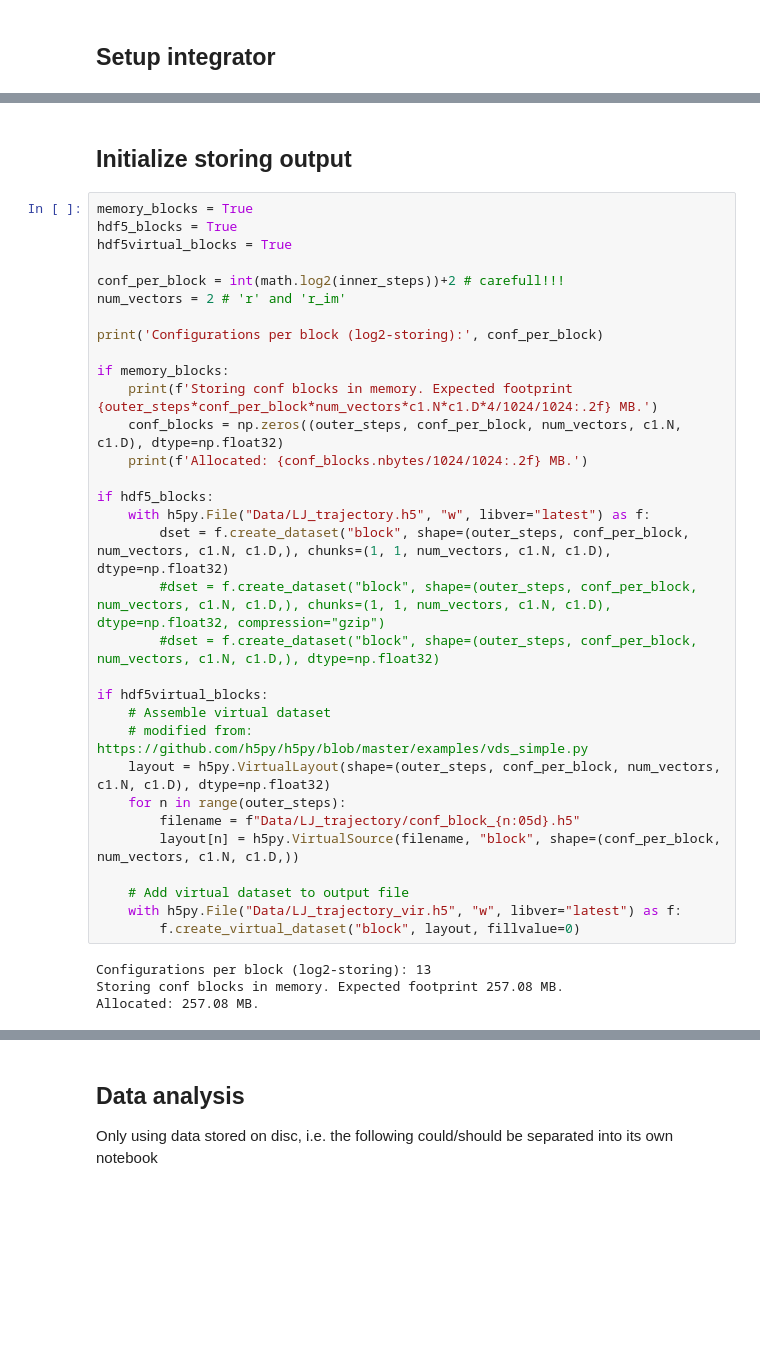
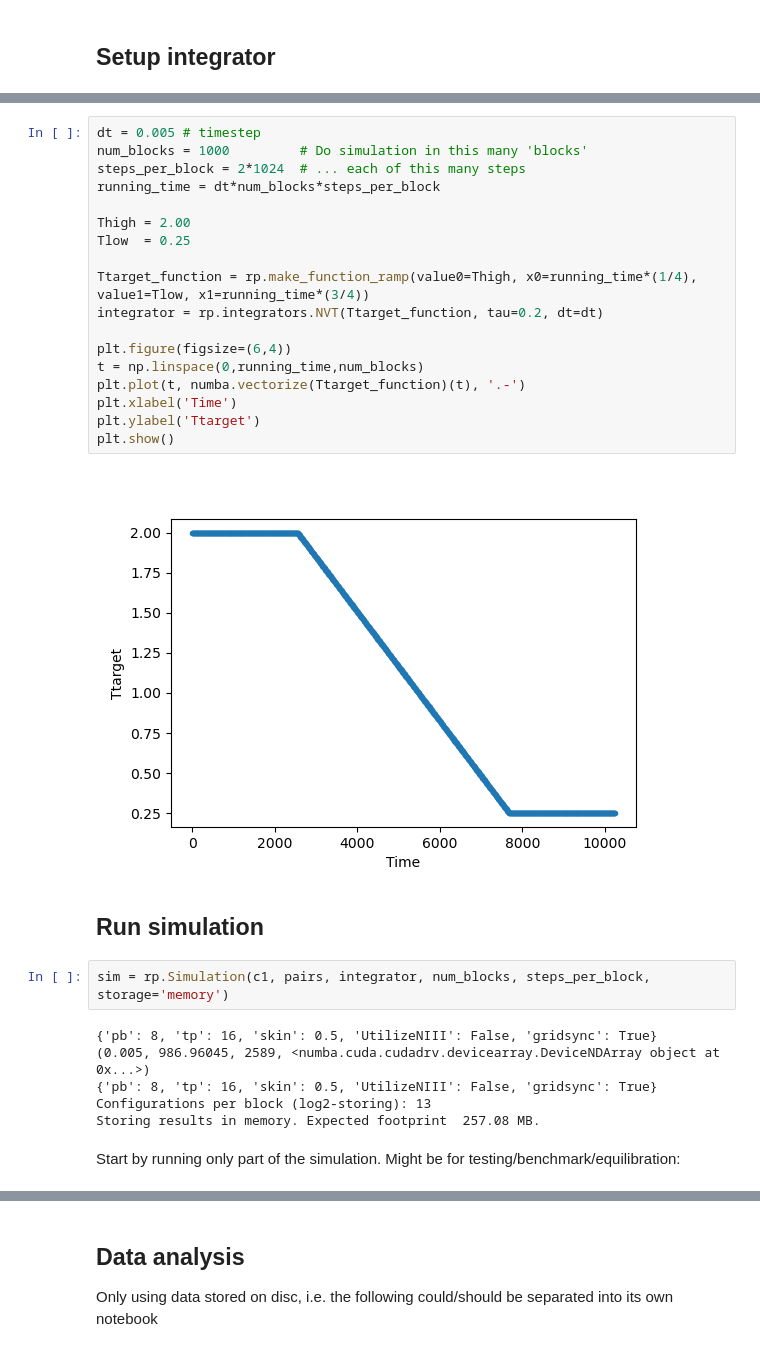
Before and after one commit to jklust/gamdpy, a Jupyter notebook: examples/LJoutput.ipynb, the cells around one changed output, grey strips where cells are left out. Cells and saved outputs as stored; diff of their text form; blank space fills up the shorter version.

```diff
--- a/examples/LJoutput.ipynb
+++ b/examples/LJoutput.ipynb
@@ -148,38 +70,32 @@ if integrator=='NPT_Langevin':
-# %% [markdown]
-## Initialize storing output
-# %%
-memory_blocks = True
-hdf5_blocks = True
-hdf5virtual_blocks = True
-
-conf_per_block = int(math.log2(inner_steps))+2 # carefull!!!
-num_vectors = 2 # 'r' and 'r_im'
-
-print('Configurations per block (log2-storing):', conf_per_block)
-
-if memory_blocks:
-    print(f'Storing conf blocks in memory. Expected footprint {outer_steps*conf_per_block*num_vectors*c1.N*c1.D*4/1024/1024:.2f} MB.')
-    conf_blocks = np.zeros((outer_steps, conf_per_block, num_vectors, c1.N, c1.D), dtype=np.float32)
-    print(f'Allocated: {conf_blocks.nbytes/1024/1024:.2f} MB.')
-
-if hdf5_blocks:
-    with h5py.File("Data/LJ_trajectory.h5", "w", libver="latest") as f:
-        dset = f.create_dataset("block", shape=(outer_steps, conf_per_block, num_vectors, c1.N, c1.D,), chunks=(1, 1, num_vectors, c1.N, c1.D), dtype=np.float32)
-        #dset = f.create_dataset("block", shape=(outer_steps, conf_per_block, num_vectors, c1.N, c1.D,), chunks=(1, 1, num_vectors, c1.N, c1.D), dtype=np.float32, compression="gzip")
-        #dset = f.create_dataset("block", shape=(outer_steps, conf_per_block, num_vectors, c1.N, c1.D,), dtype=np.float32)
-
-if hdf5virtual_blocks:
-    # Assemble virtual dataset
-    # modified from: https://github.com/h5py/h5py/blob/master/examples/vds_simple.py
-    layout = h5py.VirtualLayout(shape=(outer_steps, conf_per_block, num_vectors, c1.N, c1.D), dtype=np.float32)
-    for n in range(outer_steps):
-        filename = f"Data/LJ_trajectory/conf_block_{n:05d}.h5"
-        layout[n] = h5py.VirtualSource(filename, "block", shape=(conf_per_block, num_vectors, c1.N, c1.D,))
-
-    # Add virtual dataset to output file
-    with h5py.File("Data/LJ_trajectory_vir.h5", "w", libver="latest") as f:
-        f.create_virtual_dataset("block", layout, fillvalue=0)
-# %% [output]
-Configurations per block (log2-storing): 13
-Storing conf blocks in memory. Expected footprint 257.08 MB.
-Allocated: 257.08 MB.
+# %%
+dt = 0.005 # timestep
+num_blocks = 1000         # Do simulation in this many 'blocks'
+steps_per_block = 2*1024  # ... each of this many steps
+running_time = dt*num_blocks*steps_per_block
+
+Thigh = 2.00
+Tlow  = 0.25
+
+Ttarget_function = rp.make_function_ramp(value0=Thigh, x0=running_time*(1/4), value1=Tlow, x1=running_time*(3/4))
+integrator = rp.integrators.NVT(Ttarget_function, tau=0.2, dt=dt)
+
+plt.figure(figsize=(6,4))
+t = np.linspace(0,running_time,num_blocks)
+plt.plot(t, numba.vectorize(Ttarget_function)(t), '.-')
+plt.xlabel('Time')
+plt.ylabel('Ttarget')
+plt.show()
+# %% [output]
+[figure, added]
+# %% [markdown]
+## Run simulation
+# %%
+sim = rp.Simulation(c1, pairs, integrator, num_blocks, steps_per_block, storage='memory')
+# %% [output]
+{'pb': 8, 'tp': 16, 'skin': 0.5, 'UtilizeNIII': False, 'gridsync': True}
+(0.005, 986.96045, 2589, <numba.cuda.cudadrv.devicearray.DeviceNDArray object at 0x...>)
+{'pb': 8, 'tp': 16, 'skin': 0.5, 'UtilizeNIII': False, 'gridsync': True}
+Configurations per block (log2-storing): 13
+Storing results in memory. Expected footprint  257.08 MB.
+# %% [markdown]
+Start by running only part of the simulation. Might be for testing/benchmark/equilibration:
```
Also changed, not shown: parts of 49 cells of this notebook, 7 other files.
